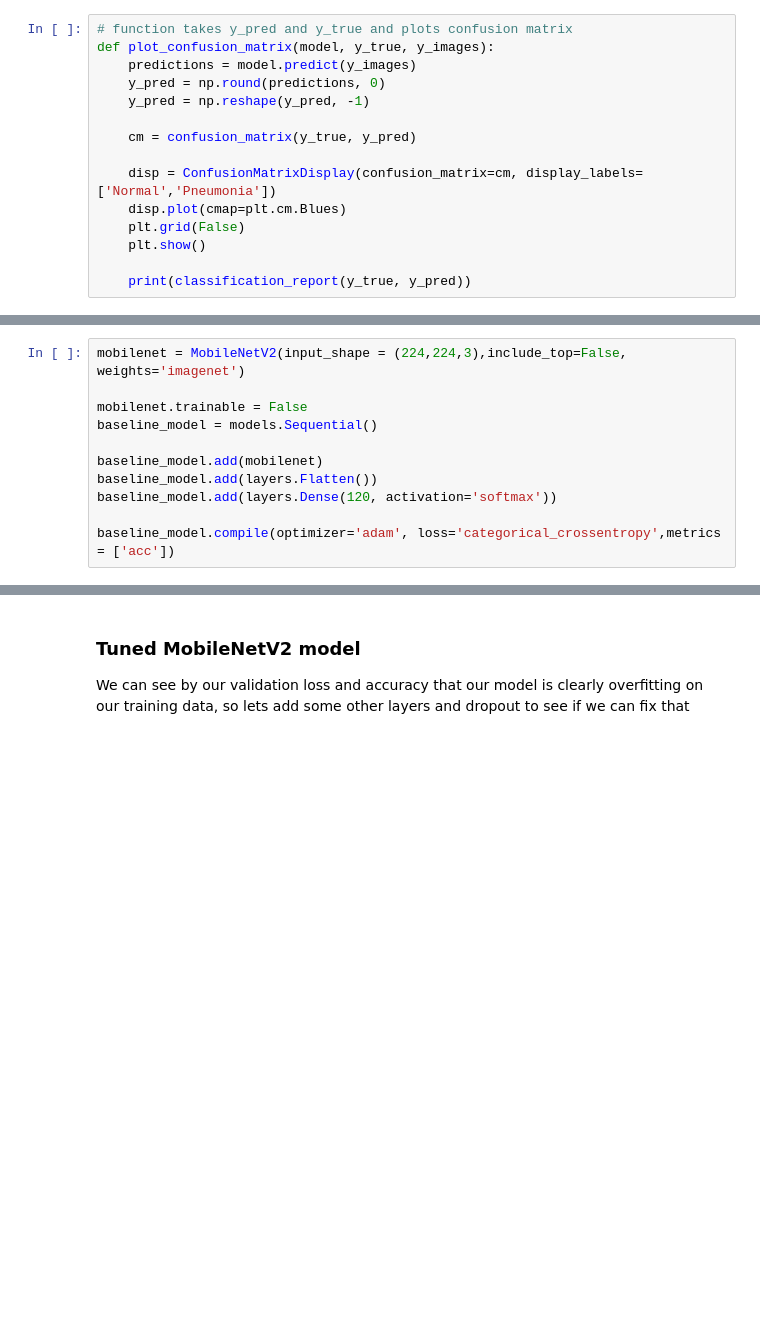
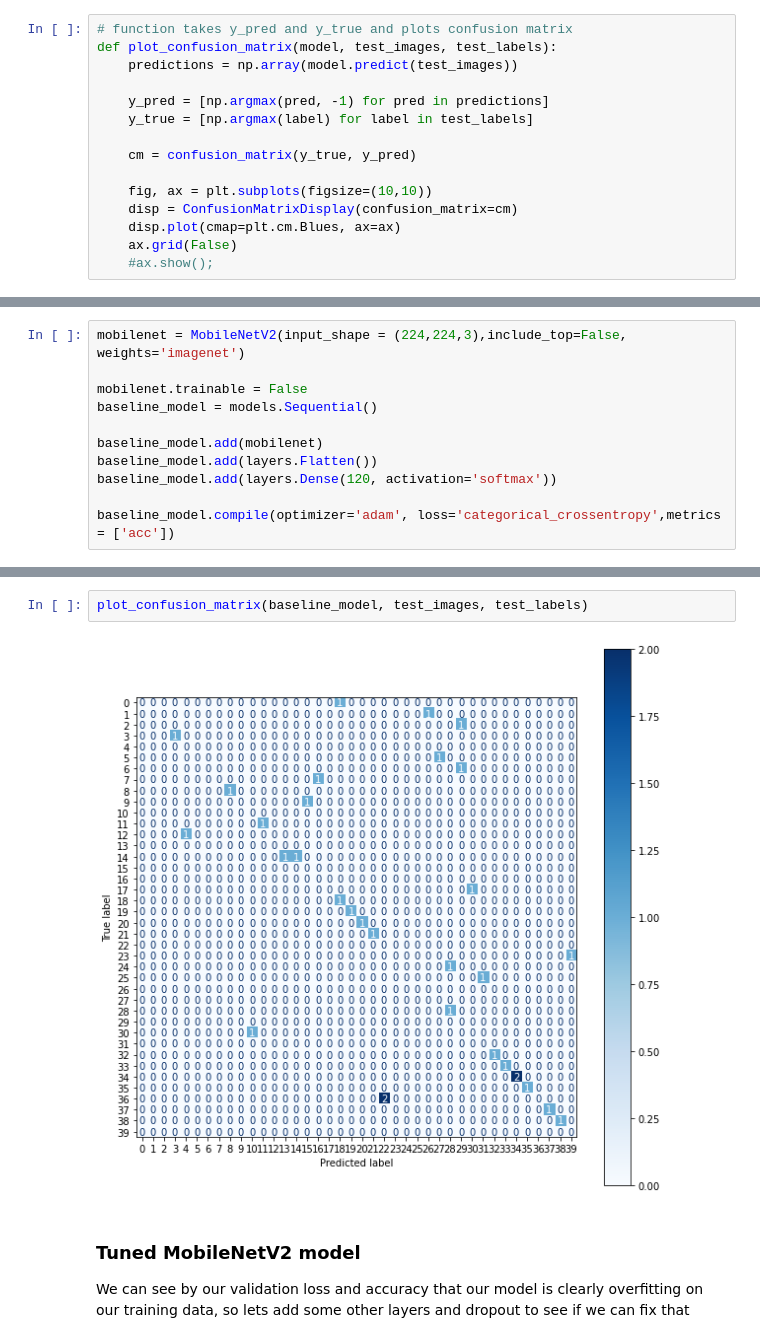
Before and after one commit to hannah-schurman/dog-breed-identification, a Jupyter notebook: dog_breed_classifier.ipynb, the cells around one changed output, grey strips where cells are left out. Cells and saved outputs as stored; diff of their text form; blank space fills up the shorter version.

```diff
--- a/dog_breed_classifier.ipynb
+++ b/dog_breed_classifier.ipynb
@@ -202,19 +269,19 @@ def plot_model(results):
     ax2.legend();
 # %%
 # function takes y_pred and y_true and plots confusion matrix
-def plot_confusion_matrix(model, y_true, y_images):
-    predictions = model.predict(y_images)
-    y_pred = np.round(predictions, 0)
-    y_pred = np.reshape(y_pred, -1)
+def plot_confusion_matrix(model, test_images, test_labels):
+    predictions = np.array(model.predict(test_images))
+
+    y_pred = [np.argmax(pred, -1) for pred in predictions]
+    y_true = [np.argmax(label) for label in test_labels]
 
     cm = confusion_matrix(y_true, y_pred)
 
-    disp = ConfusionMatrixDisplay(confusion_matrix=cm, display_labels=['Normal','Pneumonia'])
-    disp.plot(cmap=plt.cm.Blues)
-    plt.grid(False)
-    plt.show()
-
-    print(classification_report(y_true, y_pred))
+    fig, ax = plt.subplots(figsize=(10,10))
+    disp = ConfusionMatrixDisplay(confusion_matrix=cm)
+    disp.plot(cmap=plt.cm.Blues, ax=ax)
+    ax.grid(False)
+    #ax.show();
 # %% [markdown]
 ### Baseline Model: Tensorflow Pre-trained MobileNetV2 model
 Using MobileNetV2 because it is the most efficient model to use in a mobile app. This is becasue it is faster and smaller than other models. It can be known to sacrifice some accuracy, though I tried other models and MobileNetV2 was the most accurate on this data.
@@ -256,3 +325,7 @@ plot_model(baseline_results)
+# %%
+plot_confusion_matrix(baseline_model, test_images, test_labels)
+# %% [output]
+[figure, added]
 # %% [markdown]
 ### Tuned MobileNetV2 model
 We can see by our validation loss and accuracy that our model is clearly overfitting on our training data, so lets add some other layers and dropout to see if we can fix that
```
Also changed, not shown: parts of 67 cells of this notebook, 53 other files.
